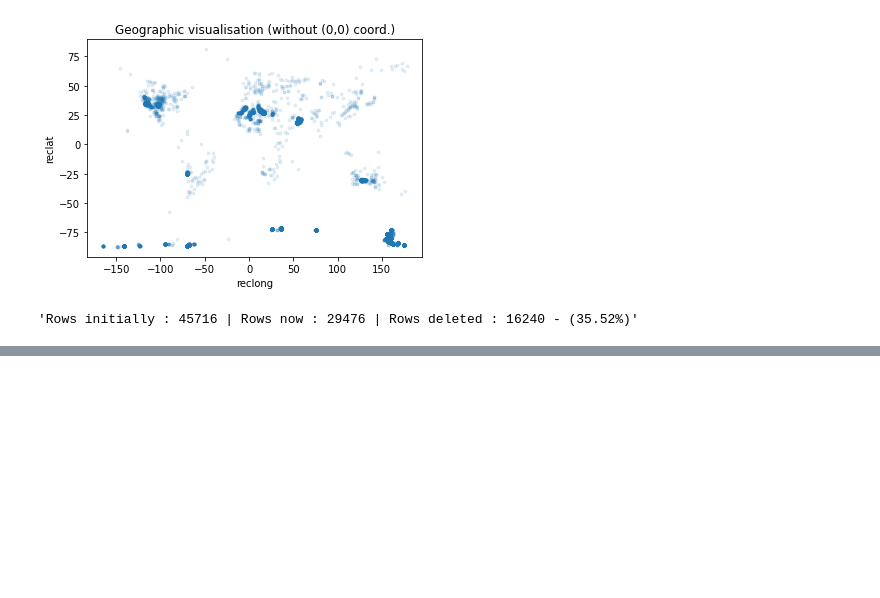
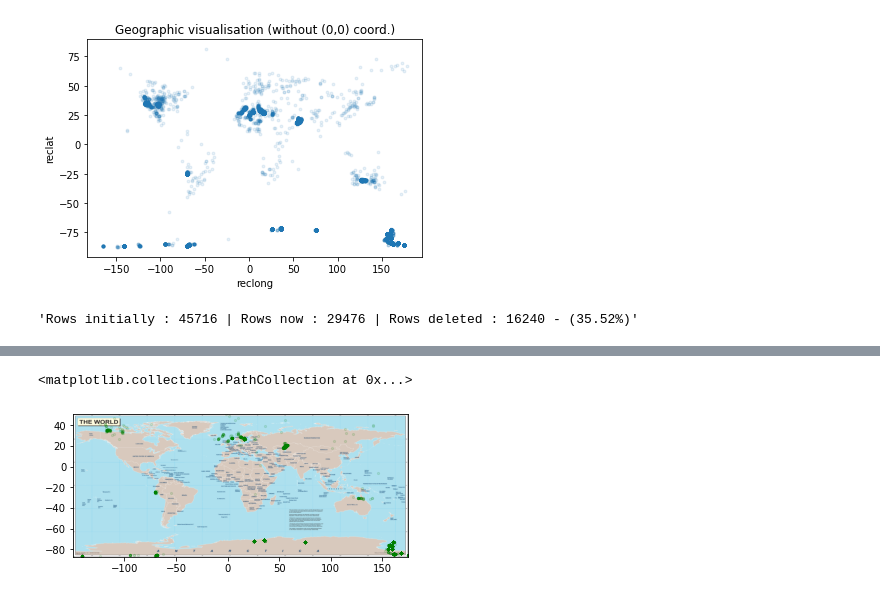
Before and after one commit to Kartmaan/Meteorite_landings, a Jupyter notebook: meteorite_landings.ipynb, the cells around one changed output, grey strips where cells are left out. Saved outputs shown, nothing was run; the diff lists cells and outputs as text; code cells hidden in the pictures; blank space fills up the shorter version.

```diff
--- a/meteorite_landings.ipynb
+++ b/meteorite_landings.ipynb
@@ -298,0 +371,23 @@ df.head(10)
+# %%
+df_h6 = df.loc[df['recclass'] == 'H6']
+df_l6 = df.loc[df['recclass'] == 'L6']
+# %%
+x_axis = df_h6['reclong']
+y_axis = df_h6['reclat']
+
+a = df_l6['reclong']
+b = df_l6['reclat']
+
+img = plt.imread('world_map_2.png')
+fig, ax = plt.subplots()
+
+#ax.imshow(img, extent=[-150, 180, -100, 70])
+ax.imshow(img, extent=[x_axis.min(), x_axis.max(), y_axis.min(), y_axis.max()])
+ax.scatter(x_axis, y_axis, s=5, alpha=0.1, color='green')
+#ax.scatter(a, b, s=5, alpha=0.1, color='red')
+
+#plt.imshow(img)
+#df_h6.plot(kind='scatter', x='reclong', y='reclat', alpha=0.1, s=8, title='Geographic visualisation')
+# %% [output]
+<matplotlib.collections.PathCollection at 0x...>
+[figure, added]
```
Also changed, not shown: parts of 21 cells of this notebook, 2 other files.
